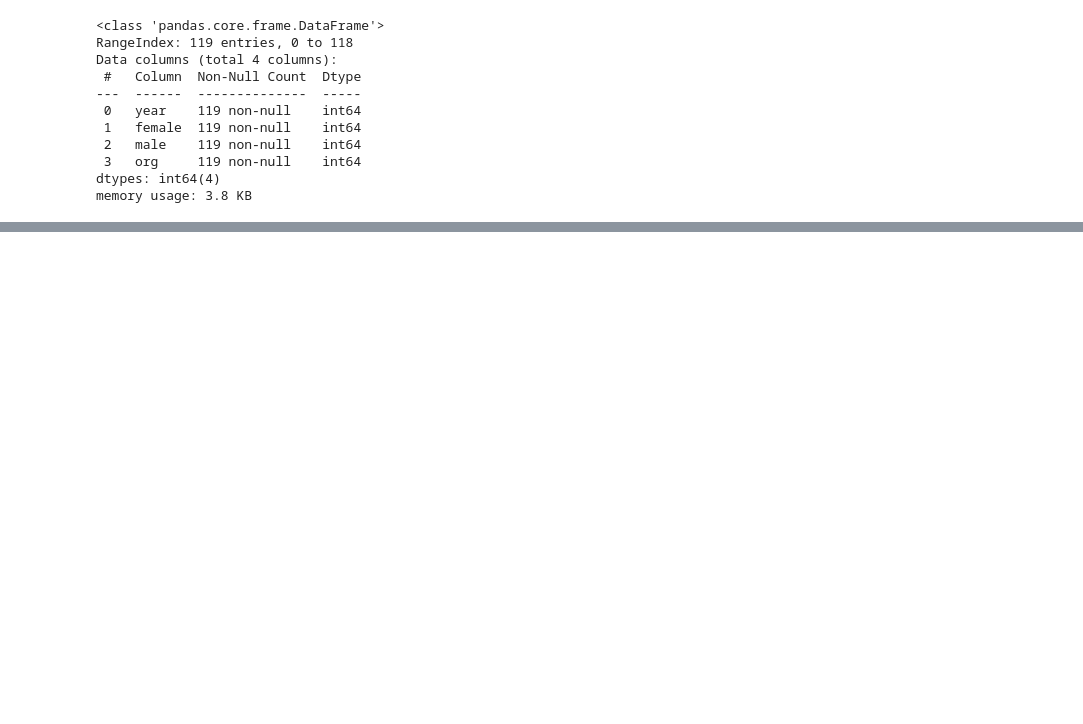
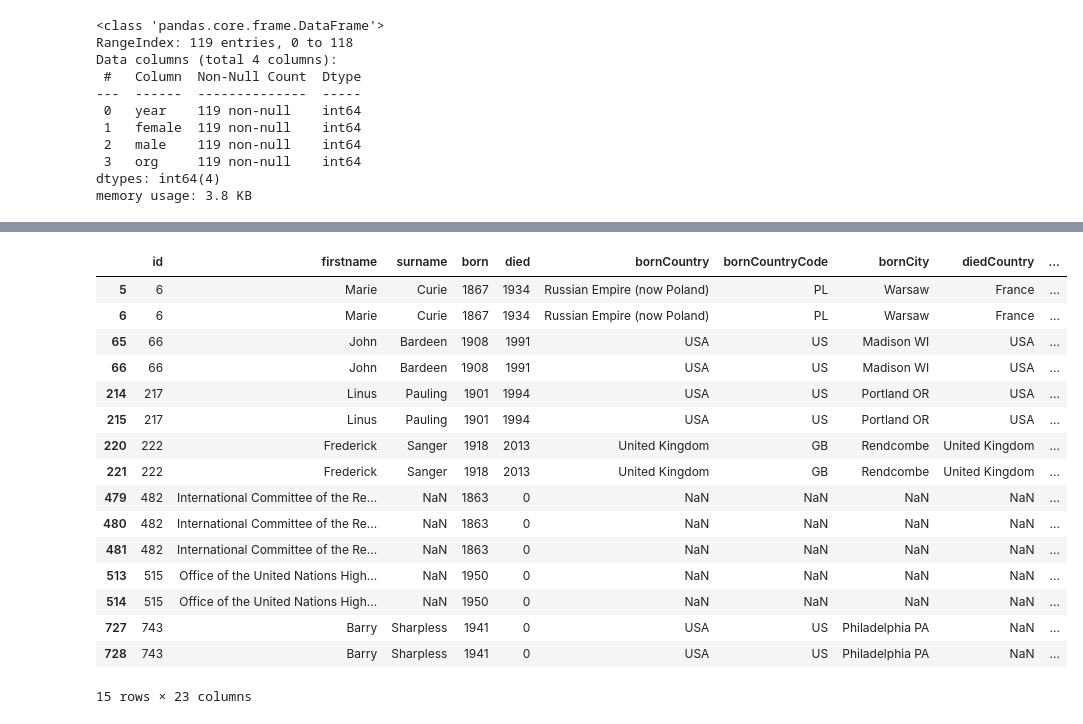
Before and after one commit to iryna-savchuk/DV_project, a Jupyter notebook: Making_Graphs.ipynb, the cells around one changed output, grey strips where cells are left out. Saved outputs shown, nothing was run; the diff lists cells and outputs as text; code cells hidden in the pictures; blank space fills up the shorter version.

```diff
--- a/Making_Graphs.ipynb
+++ b/Making_Graphs.ipynb
@@ -35,0 +39,4 @@ df = pd.read_csv('data/merged.csv')
+# %%
+df['count'] = 1
+df['total'] = len(df['count'])
+df.head(2)
@@ -314,0 +508,34 @@ fig.show(renderer='browser')
+# %%
+# Checking if there are duplicates IDs
+# Identify the duplicated rows in the 'id' column
+duplicates = df[df['id'].duplicated(keep=False)]
+
+# Group the duplicated rows by their 'id' values and count the number of occurrences
+duplicates_summary = duplicates.groupby('id').size().reset_index(name='count')
+# %%
+# Print the summary
+id_list = duplicates_summary['id'].tolist()
+# %%
+# Filter the DataFrame based on the id list
+filtered_df = df[df['id'].isin(id_list)]
+
+# Display the filtered DataFrame
+filtered_df
+# %% [output]
+|  | id | firstname | surname | born | died | bornCountry | bornCountryCode | bornCity | diedCountry | ... |
+| 5 | 6 | Marie | Curie | 1867 | 1934 | Russian Empire (now Poland) | PL | Warsaw | France | ... |
+| 6 | 6 | Marie | Curie | 1867 | 1934 | Russian Empire (now Poland) | PL | Warsaw | France | ... |
+| 65 | 66 | John | Bardeen | 1908 | 1991 | USA | US | Madison WI | USA | ... |
+| 66 | 66 | John | Bardeen | 1908 | 1991 | USA | US | Madison WI | USA | ... |
+| 214 | 217 | Linus | Pauling | 1901 | 1994 | USA | US | Portland OR | USA | ... |
+| 215 | 217 | Linus | Pauling | 1901 | 1994 | USA | US | Portland OR | USA | ... |
+| 220 | 222 | Frederick | Sanger | 1918 | 2013 | United Kingdom | GB | Rendcombe | United Kingdom | ... |
+| 221 | 222 | Frederick | Sanger | 1918 | 2013 | United Kingdom | GB | Rendcombe | United Kingdom | ... |
+| 479 | 482 | International Committee of the Re... | NaN | 1863 | 0 | NaN | NaN | NaN | NaN | ... |
+| 480 | 482 | International Committee of the Re... | NaN | 1863 | 0 | NaN | NaN | NaN | NaN | ... |
+| 481 | 482 | International Committee of the Re... | NaN | 1863 | 0 | NaN | NaN | NaN | NaN | ... |
+| 513 | 515 | Office of the United Nations High... | NaN | 1950 | 0 | NaN | NaN | NaN | NaN | ... |
+| 514 | 515 | Office of the United Nations High... | NaN | 1950 | 0 | NaN | NaN | NaN | NaN | ... |
+| 727 | 743 | Barry | Sharpless | 1941 | 0 | USA | US | Philadelphia PA | NaN | ... |
+| 728 | 743 | Barry | Sharpless | 1941 | 0 | USA | US | Philadelphia PA | NaN | ... |
+15 rows × 23 columns
```
Also changed, not shown: parts of 20 cells of this notebook.
